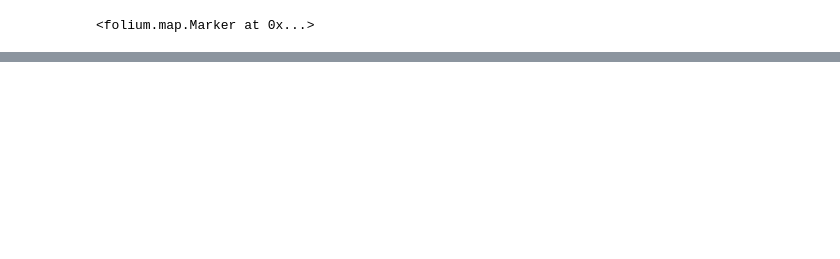
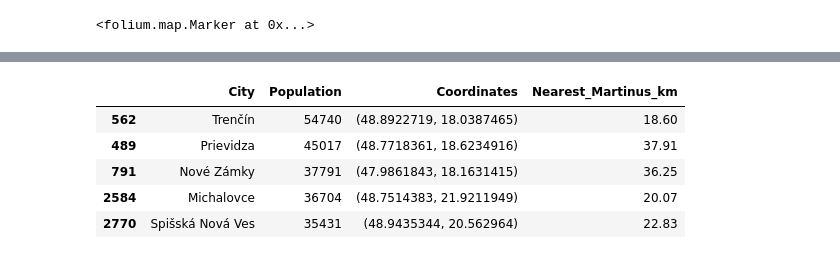
Before and after one commit to MarekFilo/Martinus-Knihkupectva-Analyza, a Jupyter notebook: main.ipynb, the cells around one changed output, grey strips where cells are left out. Drawn from its saved outputs; the diff is of its cells as text; code cells hidden in the pictures; blank space fills up the shorter version.

```diff
--- a/main.ipynb
+++ b/main.ipynb
@@ -215,0 +314,9 @@ add_marker_to_map(df_cities_w_libraries["Coordinates"], "red", map_slovakia)
+# %%
+df_cities_wo_Martinus.sort_values("Population", ascending=False).head()
+# %% [output]
+|  | City | Population | Coordinates | Nearest_Martinus_km |
+| 562 | Trenčín | 54740 | (48.8922719, 18.0387465) | 18.60 |
+| 489 | Prievidza | 45017 | (48.7718361, 18.6234916) | 37.91 |
+| 791 | Nové Zámky | 37791 | (47.9861843, 18.1631415) | 36.25 |
+| 2584 | Michalovce | 36704 | (48.7514383, 21.9211949) | 20.07 |
+| 2770 | Spišská Nová Ves | 35431 | (48.9435344, 20.562964) | 22.83 |
```
Also changed, not shown: parts of 21 cells of this notebook, 1 other file.
